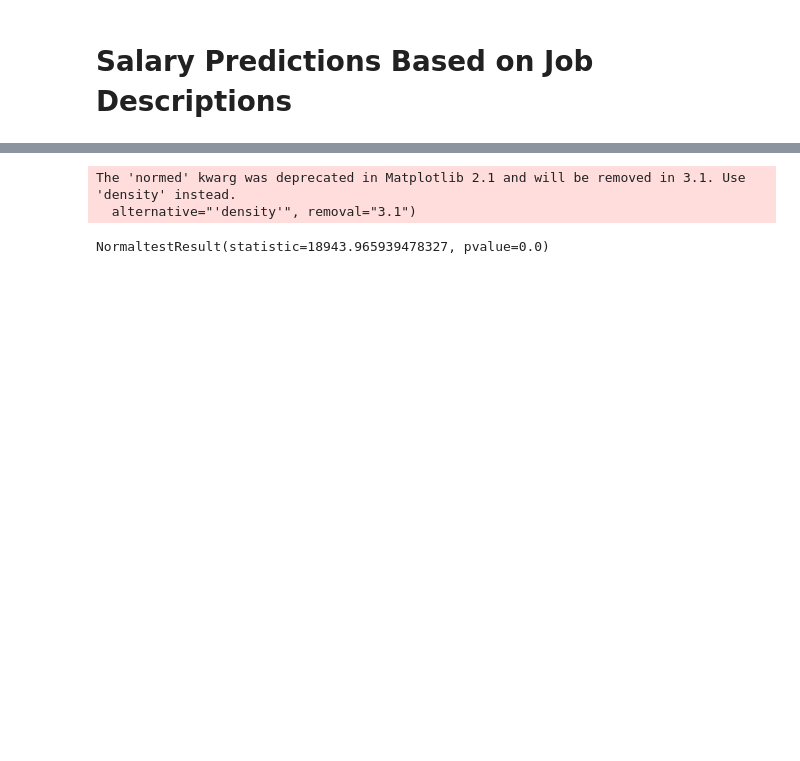
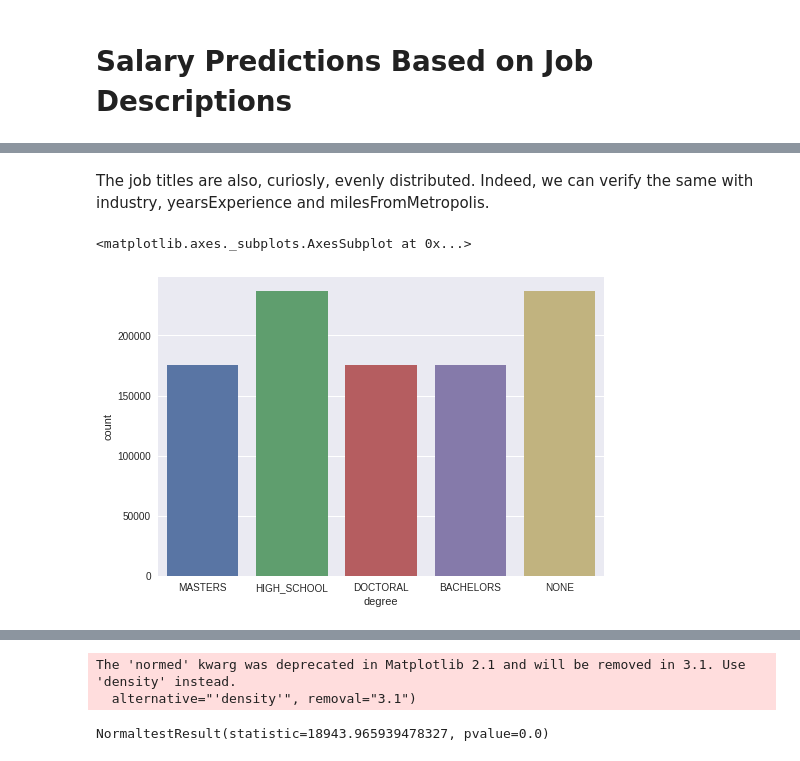
Before and after one commit to liapunov/HRdata, a Jupyter notebook: HRdataNotebook.ipynb, the cells around one changed output, grey strips where cells are left out. Cells and saved outputs as stored; diff of their text form; code cells hidden in the pictures; blank space fills up the shorter version.

```diff
--- a/HRdataNotebook.ipynb
+++ b/HRdataNotebook.ipynb
@@ -69,0 +117,7 @@ assert test_feat.jobId.nunique() == test_feat.jobId.count()
+# %% [markdown]
+The job titles are also, curiosly, evenly distributed. Indeed, we can verify the same with industry, yearsExperience and milesFromMetropolis.
+# %%
+sb.countplot(train_feat.degree)
+# %% [output]
+<matplotlib.axes._subplots.AxesSubplot at 0x...>
+[figure, added]
```
Also changed, not shown: parts of 33 cells of this notebook.
